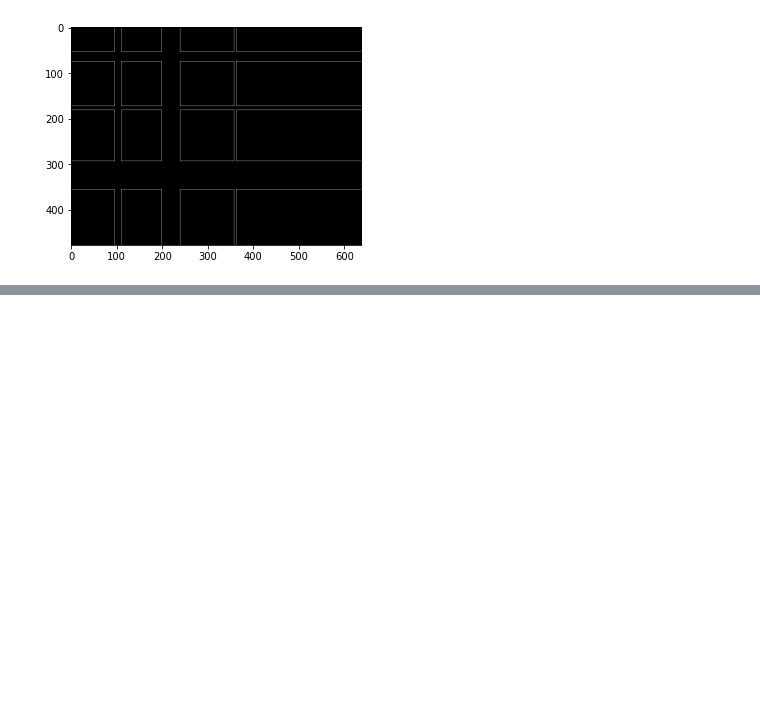
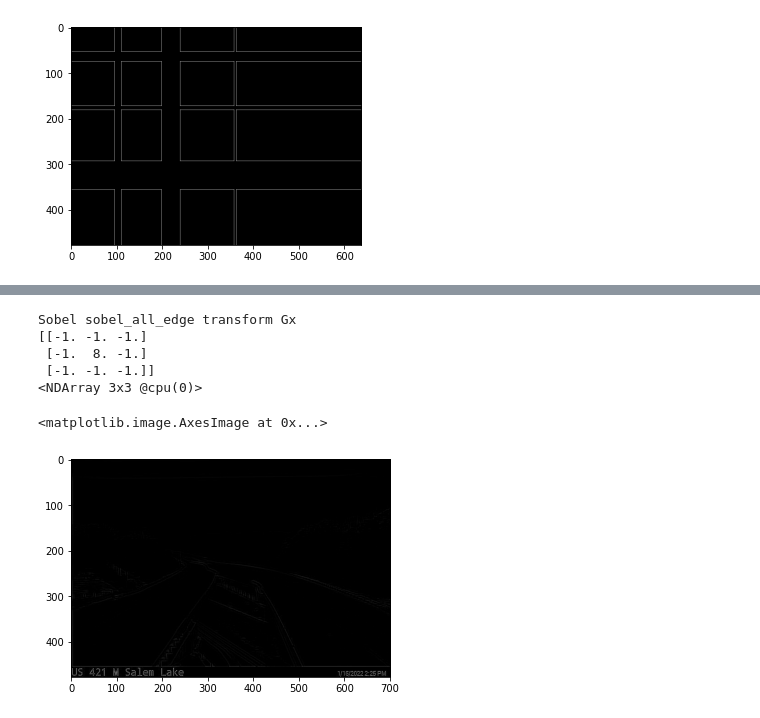
Before and after one commit to rtp-aws/devpost_aws_disaster_response, a Jupyter notebook: python/convolution.ipynb, the cells around one changed output, grey strips where cells are left out. Cells and saved outputs as stored; diff of their text form; code cells hidden in the pictures; blank space fills up the shorter version.

```diff
--- a/python/convolution.ipynb
+++ b/python/convolution.ipynb
@@ -227,0 +246,46 @@ Sobel sobel_all_edge transform Gx
+# %%
+# The wikipedia Sobel all edge kernel
+sobel_all_edge = nd.array((
+    ( -1,  -1, -1),
+    ( -1,  8, -1),
+    ( -1,  -1, -1)
+))
+
+print("\nSobel sobel_all_edge transform Gx", end='')
+print(sobel_all_edge)
+
+# create a weight constant
+w = mx.init.Constant(sobel_all_edge)
+
+# create a nn. You need to do this.  Calling the layer.initialize() function below
+# will not update the filter without it?
+layer = nn.Conv2D(channels=1, kernel_size=(3,3), in_channels=1, strides=(1,1), padding=(0,0), activation='relu', prefix='conv_')
+
+# init layer with this constant
+layer.initialize(w)
+
+
+# read as grayscale
+image_HWC1 = mx.image.imread('imgs/BUS40_SALEM_20220116Z1430G.jpg', 0)
+#image_HWC1 = mx.image.imread('imgs/stimpyG.png', 0)
+image_HWC1f = image_HWC1.astype('float32')
+
+# So that its channel first.
+image_CHWf = image_HWC1f.transpose((2,0,1))
+# Convert 3D to 4D with leading batch channel.
+image_NCHWf = image_CHWf.expand_dims(axis=0)
+# Now its in NCHW format
+output = layer(image_NCHWf)
+# output is a 4D tensor in NCHW format
+# Use squeeze to remove any 1-D dimension
+result_numpy_HWC = output.squeeze().asnumpy()
+# show result
+plt.imshow(result_numpy_HWC, cmap='gray')
+# %% [output]
+Sobel sobel_all_edge transform Gx
+[[-1. -1. -1.]
+ [-1.  8. -1.]
+ [-1. -1. -1.]]
+<NDArray 3x3 @cpu(0)>
+<matplotlib.image.AxesImage at 0x...>
+[figure, added]
```
Also changed, not shown: parts of 5 cells of this notebook, 18 other files.
